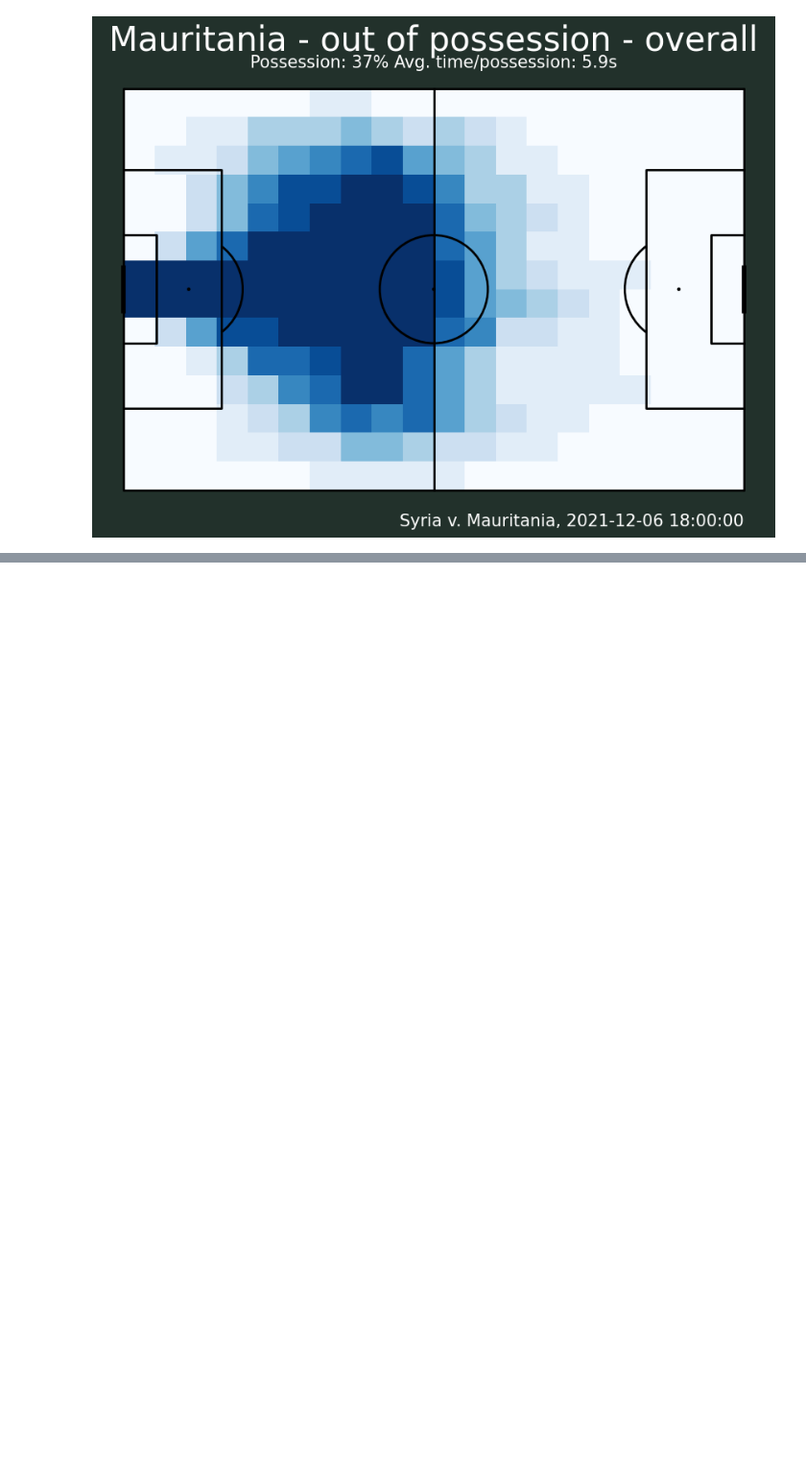
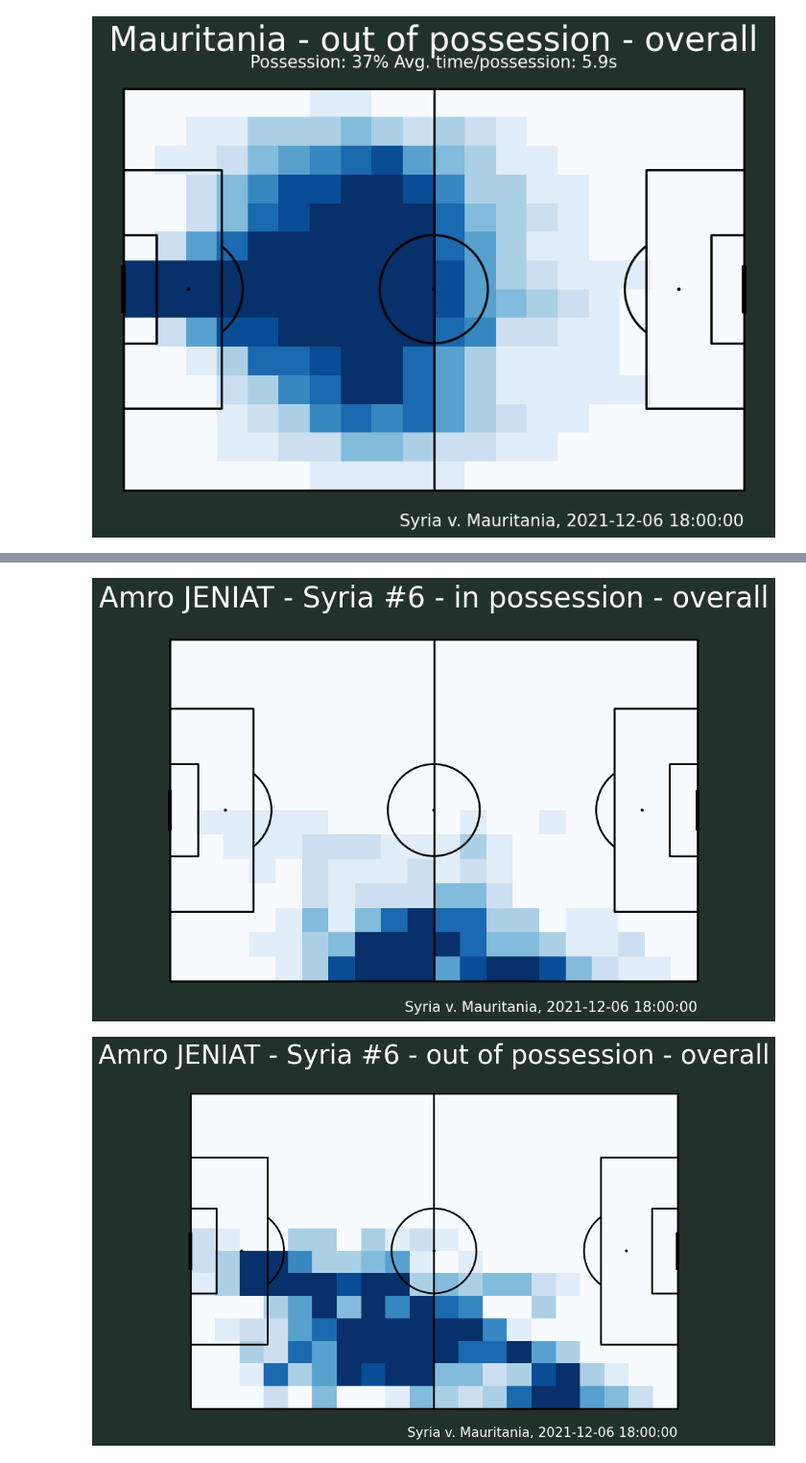
Before and after one commit to lucacazzanti/tfutils, a Jupyter notebook: notebooks/2022-SOMETHING-tfutils.ipynb, the cells around one changed output, grey strips where cells are left out. Shown: that part at 96% size. Drawn from its saved outputs; the diff is of its cells as text; code cells hidden in the pictures; blank space fills up the shorter version.

```diff
--- a/notebooks/2022-SOMETHING-tfutils.ipynb
+++ b/notebooks/2022-SOMETHING-tfutils.ipynb
@@ -132,0 +124,6 @@ Appendix B: tfutils technical details
+# %%
+p = source.player_possession_heatmap('Amro JENIAT', possession='in')
+p = source.player_possession_heatmap('Amro JENIAT', possession='out')
+# %% [output]
+[figure, added]
+[figure, added]
```
Also changed, not shown: parts of 17 cells of this notebook, 1 other file.
